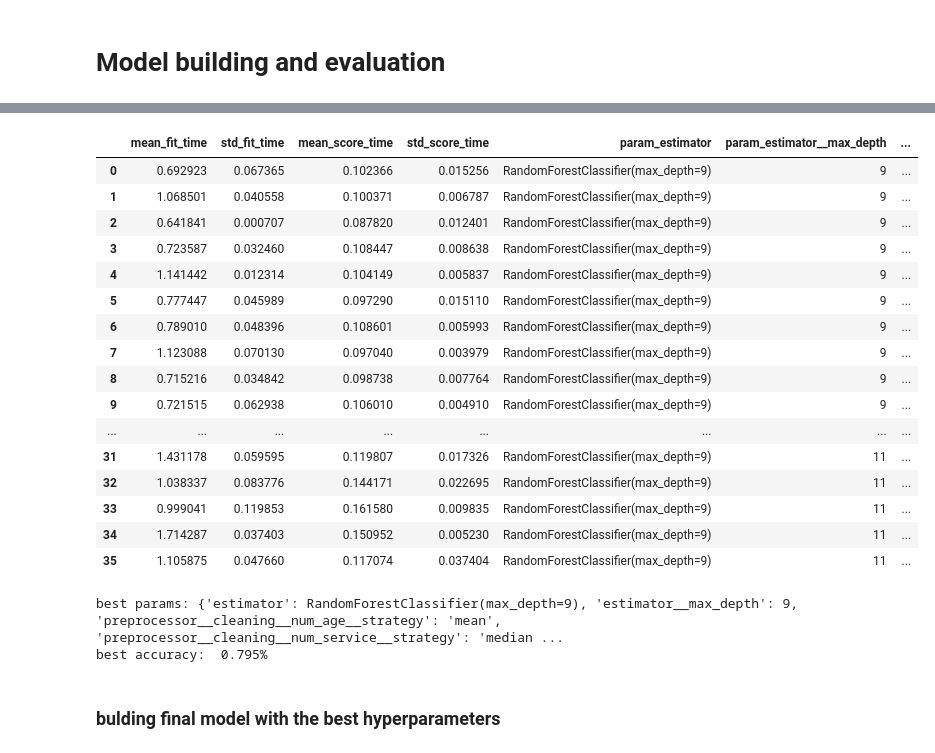
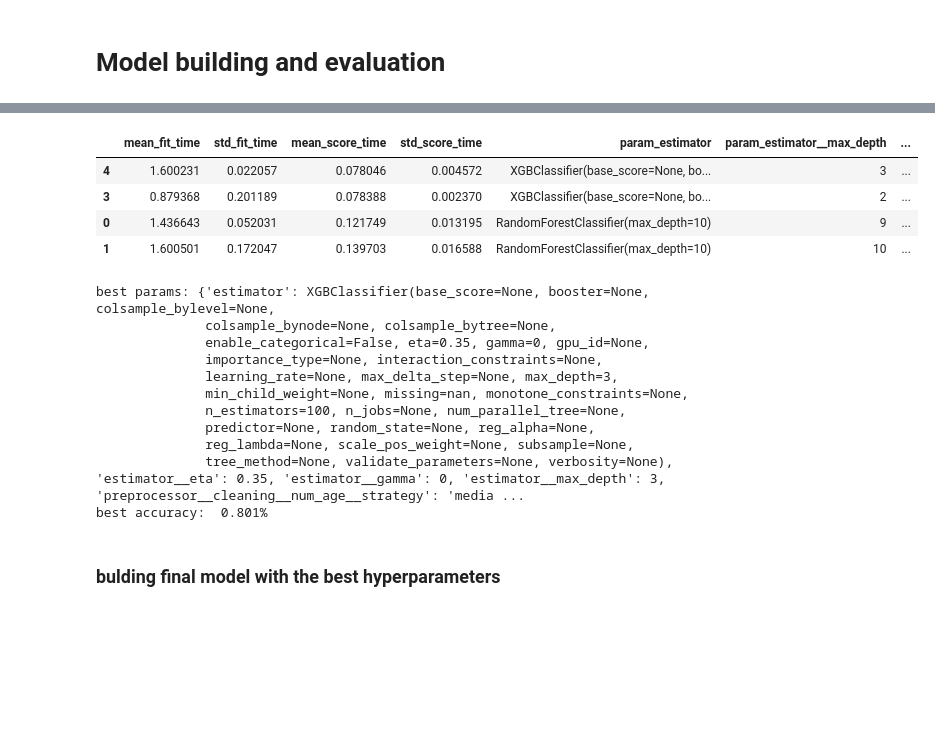
Before and after one commit to Chemafiz/My-Portfolio, a Jupyter notebook: spaceship_titanic.ipynb, the cells around one changed output, grey strips where cells are left out. Drawn from its saved outputs; the diff is of its cells as text; code cells hidden in the pictures; blank space fills up the shorter version.

Commit message:
new model with XGBoost

```diff
--- a/spaceship_titanic.ipynb
+++ b/spaceship_titanic.ipynb
@@ -155,6 +155,26 @@ class cabin_transformer(BaseEstimator, TransformerMixin):
         X_.loc[:, "Deck"] = deck
         X_.loc[:, "Side"] = side
         return X_
+
+
+#The columns ["RoomService", "FoodCourt", "ShoppingMall", "Spa", "VRDeck"] represent the "service"
+#i.e. how much the passenger spent on the service
+#maybe it would be more valuable to know how much he spent in total?
+
+class service_merge_transformer(BaseEstimator, TransformerMixin):
+    def __init__(self, merge=False):
+        self.merge = merge
+        print("")
+
+    def fit(self, X, y=None):
+        return self
+
+    def transform(self, X, y=None):
+        X_ = np.copy(X)
+        if self.merge:
+            return np.sum(X_, axis=1).reshape(-1, 1)
+        else:
+            return X_
 # %%
 #quick look if it works
 passenger_transformer = passenger_id_transformer()
@@ -218,7 +250,9 @@ preprocess = Pipeline([
 
         ("num_age", SimpleImputer(strategy="mean"), num_features_age),
 
-        ("num_service", SimpleImputer(strategy="mean"), num_features_service)
+        ("num_service", Pipeline([
+            ("imputer", SimpleImputer(strategy="mean")),
+            ("merger", service_merge_transformer(merge=True))]), num_features_service)
     ])),
 
     ("scaler", MinMaxScaler())
@@ -257,12 +289,14 @@ from sklearn.linear_model import SGDClassifier
 from sklearn.ensemble import RandomForestClassifier
 from sklearn.linear_model import LogisticRegression
 from sklearn.tree import DecisionTreeClassifier
+from xgboost import XGBClassifier
 
 knn_clf = KNeighborsClassifier()
 sgd_clf = SGDClassifier()
 rf_clf = RandomForestClassifier()
 lr_clf = LogisticRegression()
 dt_clf = DecisionTreeClassifier()
+xgb_clf = XGBClassifier()
 # %%
 #finally building whole pipeline with estimator
 model_pipeline = Pipeline([
@@ -304,11 +338,22 @@ params = [
 #         "estimator": [dt_clf]
 #     },
     {
-        "preprocessor__cleaning__num_service__strategy": ["median", "mean"],
-        "preprocessor__cleaning__num_age__strategy": ["median", "mean"],
-        "preprocessor__scaler": [MinMaxScaler(), Normalizer(), StandardScaler()],
+        "preprocessor__cleaning__num_service__merger__merge": [False],
+        "preprocessor__cleaning__num_service__imputer__strategy": ["median"],
+        "preprocessor__cleaning__num_age__strategy": ["median"],
+        "preprocessor__scaler": [Normalizer()], #'''MinMaxScaler(), StandardScaler()'''
         "estimator__max_depth": [9,10,11],
         "estimator": [rf_clf]
+    },
+    {
+        "preprocessor__cleaning__num_service__merger__merge": [False],
+        "preprocessor__cleaning__num_service__imputer__strategy": ["median"],
+        "preprocessor__cleaning__num_age__strategy": ["median"],
+        "preprocessor__scaler": [Normalizer()], #'''MinMaxScaler(), StandardScaler()'''
+        "estimator__max_depth": [2, 3,4],
+        "estimator__gamma": [0],
+        "estimator__eta": [.35],
+        "estimator": [xgb_clf]
     }
 ]
 
@@ -336,24 +382,12 @@ GridSearchCV(cv=3,
 # %%
 grid_search_table = pd.DataFrame(data=model.cv_results_)
-grid_search_table
+grid_search_table[grid_search_table["rank_test_score"] < 5].sort_values(by="rank_test_score")
 # %% [output]
 |  | mean_fit_time | std_fit_time | mean_score_time | std_score_time | param_estimator | param_estimator__max_depth | ... |
-| 0 | 0.692923 | 0.067365 | 0.102366 | 0.015256 | RandomForestClassifier(max_depth=9) | 9 | ... |
-| 1 | 1.068501 | 0.040558 | 0.100371 | 0.006787 | RandomForestClassifier(max_depth=9) | 9 | ... |
-| 2 | 0.641841 | 0.000707 | 0.087820 | 0.012401 | RandomForestClassifier(max_depth=9) | 9 | ... |
-| 3 | 0.723587 | 0.032460 | 0.108447 | 0.008638 | RandomForestClassifier(max_depth=9) | 9 | ... |
-| 4 | 1.141442 | 0.012314 | 0.104149 | 0.005837 | RandomForestClassifier(max_depth=9) | 9 | ... |
-| 5 | 0.777447 | 0.045989 | 0.097290 | 0.015110 | RandomForestClassifier(max_depth=9) | 9 | ... |
-| 6 | 0.789010 | 0.048396 | 0.108601 | 0.005993 | RandomForestClassifier(max_depth=9) | 9 | ... |
-| 7 | 1.123088 | 0.070130 | 0.097040 | 0.003979 | RandomForestClassifier(max_depth=9) | 9 | ... |
-| 8 | 0.715216 | 0.034842 | 0.098738 | 0.007764 | RandomForestClassifier(max_depth=9) | 9 | ... |
-| 9 | 0.721515 | 0.062938 | 0.106010 | 0.004910 | RandomForestClassifier(max_depth=9) | 9 | ... |
-| ... | ... | ... | ... | ... | ... | ... | ... |
-| 31 | 1.431178 | 0.059595 | 0.119807 | 0.017326 | RandomForestClassifier(max_depth=9) | 11 | ... |
-| 32 | 1.038337 | 0.083776 | 0.144171 | 0.022695 | RandomForestClassifier(max_depth=9) | 11 | ... |
-| 33 | 0.999041 | 0.119853 | 0.161580 | 0.009835 | RandomForestClassifier(max_depth=9) | 11 | ... |
-| 34 | 1.714287 | 0.037403 | 0.150952 | 0.005230 | RandomForestClassifier(max_depth=9) | 11 | ... |
-| 35 | 1.105875 | 0.047660 | 0.117074 | 0.037404 | RandomForestClassifier(max_depth=9) | 11 | ... |
+| 4 | 1.600231 | 0.022057 | 0.078046 | 0.004572 | XGBClassifier(base_score=None, bo... | 3 | ... |
+| 3 | 0.879368 | 0.201189 | 0.078388 | 0.002370 | XGBClassifier(base_score=None, bo... | 2 | ... |
+| 0 | 1.436643 | 0.052031 | 0.121749 | 0.013195 | RandomForestClassifier(max_depth=10) | 9 | ... |
+| 1 | 1.600501 | 0.172047 | 0.139703 | 0.016588 | RandomForestClassifier(max_depth=10) | 10 | ... |
 # %%
 from sklearn.metrics import accuracy_score
 #the best hyperparameters are as follows:
@@ -363,8 +397,17 @@ def grid_search_results(grid):
 
 grid_search_results(model)
 # %% [output]
-best params: {'estimator': RandomForestClassifier(max_depth=9), 'estimator__max_depth': 9, 'preprocessor__cleaning__num_age__strategy': 'mean', 'preprocessor__cleaning__num_service__strategy': 'median ...
-best accuracy:  0.795%
+best params: {'estimator': XGBClassifier(base_score=None, booster=None, colsample_bylevel=None,
+              colsample_bynode=None, colsample_bytree=None,
+              enable_categorical=False, eta=0.35, gamma=0, gpu_id=None,
+              importance_type=None, interaction_constraints=None,
+              learning_rate=None, max_delta_step=None, max_depth=3,
+              min_child_weight=None, missing=nan, monotone_constraints=None,
+              n_estimators=100, n_jobs=None, num_parallel_tree=None,
+              predictor=None, random_state=None, reg_alpha=None,
+              reg_lambda=None, scale_pos_weight=None, subsample=None,
+              tree_method=None, validate_parameters=None, verbosity=None), 'estimator__eta': 0.35, 'estimator__gamma': 0, 'estimator__max_depth': 3, 'preprocessor__cleaning__num_age__strategy': 'media ...
+best accuracy:  0.801%
 # %% [markdown]
 ### bulding final model with the best hyperparameters
 # %%
```
Also changed, not shown: parts of 8 cells of this notebook, 2 other files.
